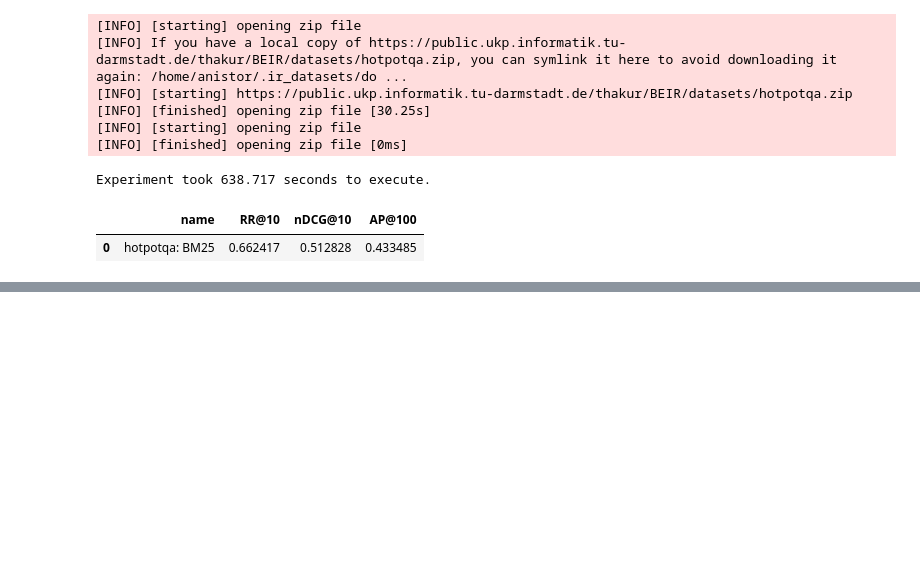
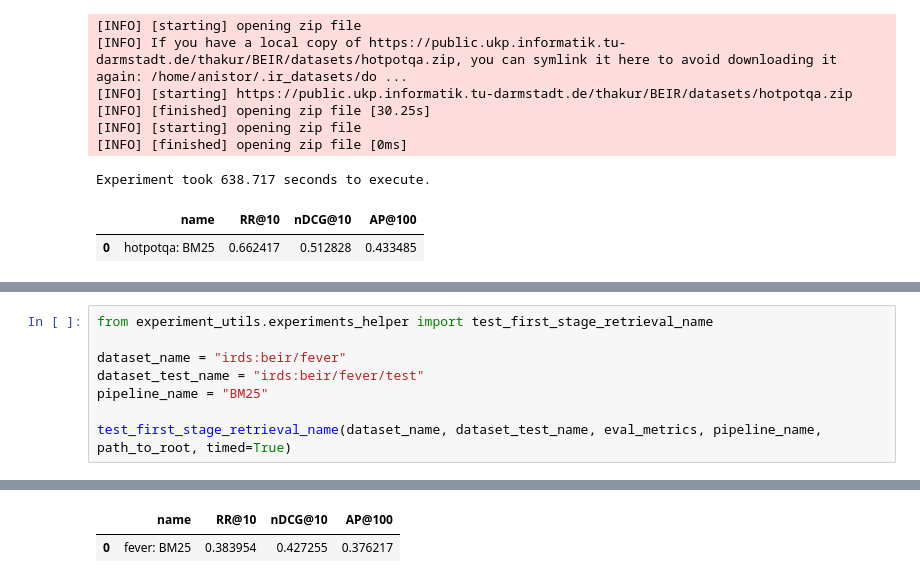
Before and after one commit to anistor09/Neural_Ranking_Models, a Jupyter notebook: sparse_indexers/experiments_sparse_indexes.ipynb, the cells around one changed output, grey strips where cells are left out. Saved outputs shown, nothing was run; the diff lists cells and outputs as text; blank space fills up the shorter version.

```diff
--- a/sparse_indexers/experiments_sparse_indexes.ipynb
+++ b/sparse_indexers/experiments_sparse_indexes.ipynb
@@ -173,0 +187,9 @@ Experiment took 638.717 seconds to execute.
+# %%
+from experiment_utils.experiments_helper import test_first_stage_retrieval_name
+
+dataset_name = "irds:beir/fever"
+dataset_test_name = "irds:beir/fever/test"
+pipeline_name = "BM25"
+
+test_first_stage_retrieval_name(dataset_name, dataset_test_name, eval_metrics, pipeline_name, path_to_root, timed=True)
+# %% [output]
@@ -173,0 +197,2 @@ Experiment took 638.717 seconds to execute.
+|  | name | RR@10 | nDCG@10 | AP@100 |
+| 0 | fever: BM25 | 0.383954 | 0.427255 | 0.376217 |
```
Also changed, not shown: parts of 4 cells of this notebook, 10 other files.
